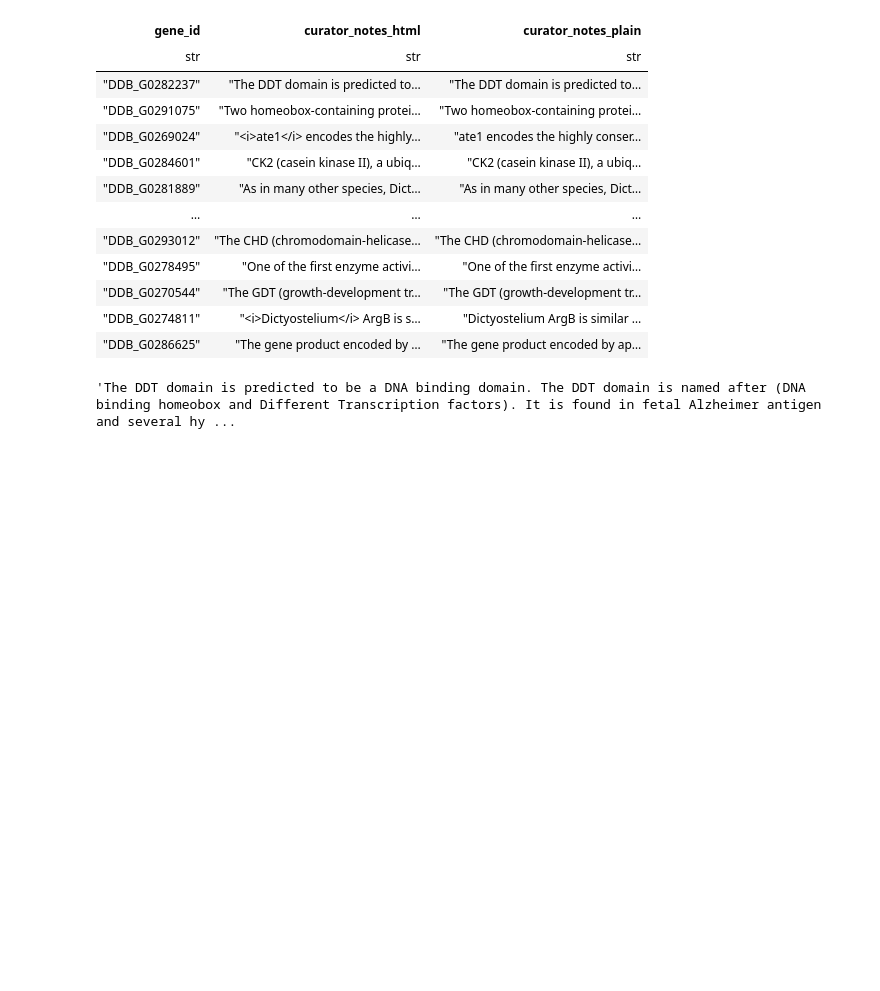
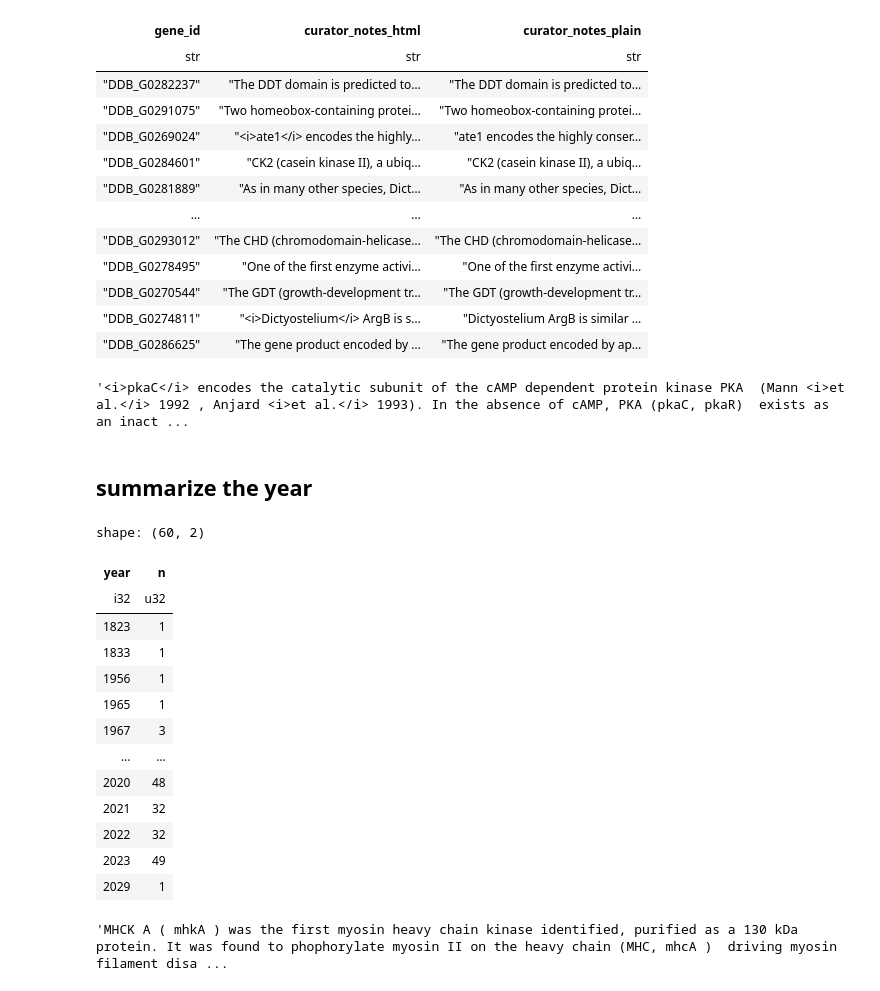
Before and after one commit to fulaibaowang/dictycite, a Jupyter notebook: dicty_curator_notes.ipynb, the cells around one changed output. Saved outputs shown, nothing was run; the diff lists cells and outputs as text; code cells hidden in the pictures; blank space fills up the shorter version.

```diff
--- a/dicty_curator_notes.ipynb
+++ b/dicty_curator_notes.ipynb
@@ -383,6 +689,58 @@ shape: (1_079, 3)
 | "DDB_G0274811" | "<i>Dictyostelium</i> ArgB is s… | "Dictyostelium ArgB is similar … |
 | "DDB_G0286625" | "The gene product encoded by … | "The gene product encoded by ap… |
 # %%
-subset[0,1]
+subset.filter(
+    pl.col("gene_id") == "DDB_G0283907"
+).select("curator_notes_html").to_series()[0]
 # %% [output]
-'The DDT domain is predicted to be a DNA binding domain. The DDT domain is named after (DNA binding homeobox and Different Transcription factors). It is found in fetal Alzheimer antigen and several hy ...
+'<i>pkaC</i> encodes the catalytic subunit of the cAMP dependent protein kinase PKA  (Mann <i>et al.</i> 1992 , Anjard <i>et al.</i> 1993). In the absence of cAMP, PKA (pkaC, pkaR)  exists as an inact ...
+# %% [markdown]
+## summarize the year
+# %%
+year_pat = r"\b(18\d{2}|19\d{2}|20\d{2})\b"
+
+year_counts = (
+    subset
+    .select(
+        pl.col("curator_notes_html")
+          .fill_null("")
+          .str.extract_all(year_pat)   # -> list[str] of years per row
+          .alias("years")
+    )
+    .explode("years")                 # one year per row
+    .filter(pl.col("years").is_not_null() & (pl.col("years") != ""))
+    .with_columns(pl.col("years").cast(pl.Int32).alias("year"))
+    .group_by("year")
+    .agg(pl.len().alias("n"))         # occurrences (mentions), not unique
+    .sort("year")
+)
+
+year_counts
+# %% [output]
+shape: (60, 2)
+| year | n |
+| i32 | u32 |
+| 1823 | 1 |
+| 1833 | 1 |
+| 1956 | 1 |
+| 1965 | 1 |
+| 1967 | 3 |
+| … | … |
+| 2020 | 48 |
+| 2021 | 32 |
+| 2022 | 32 |
+| 2023 | 49 |
+| 2029 | 1 |
+# %%
+hits_2029 = (
+    subset
+    .filter(
+        pl.col("curator_notes_html").fill_null("").str.contains(r"\b2029\b")
+        # or use curator_notes_plain if you counted on plain
+    )
+    .select(["gene_id", "curator_notes_html", "curator_notes_plain"])
+)
+
+hits_2029[0,2]
+# %% [output]
+'MHCK A ( mhkA ) was the first myosin heavy chain kinase identified, purified as a 130 kDa protein. It was found to phophorylate myosin II on the heavy chain (MHC, mhcA )  driving myosin filament disa ...
```
Also changed, not shown: parts of 7 cells of this notebook.
